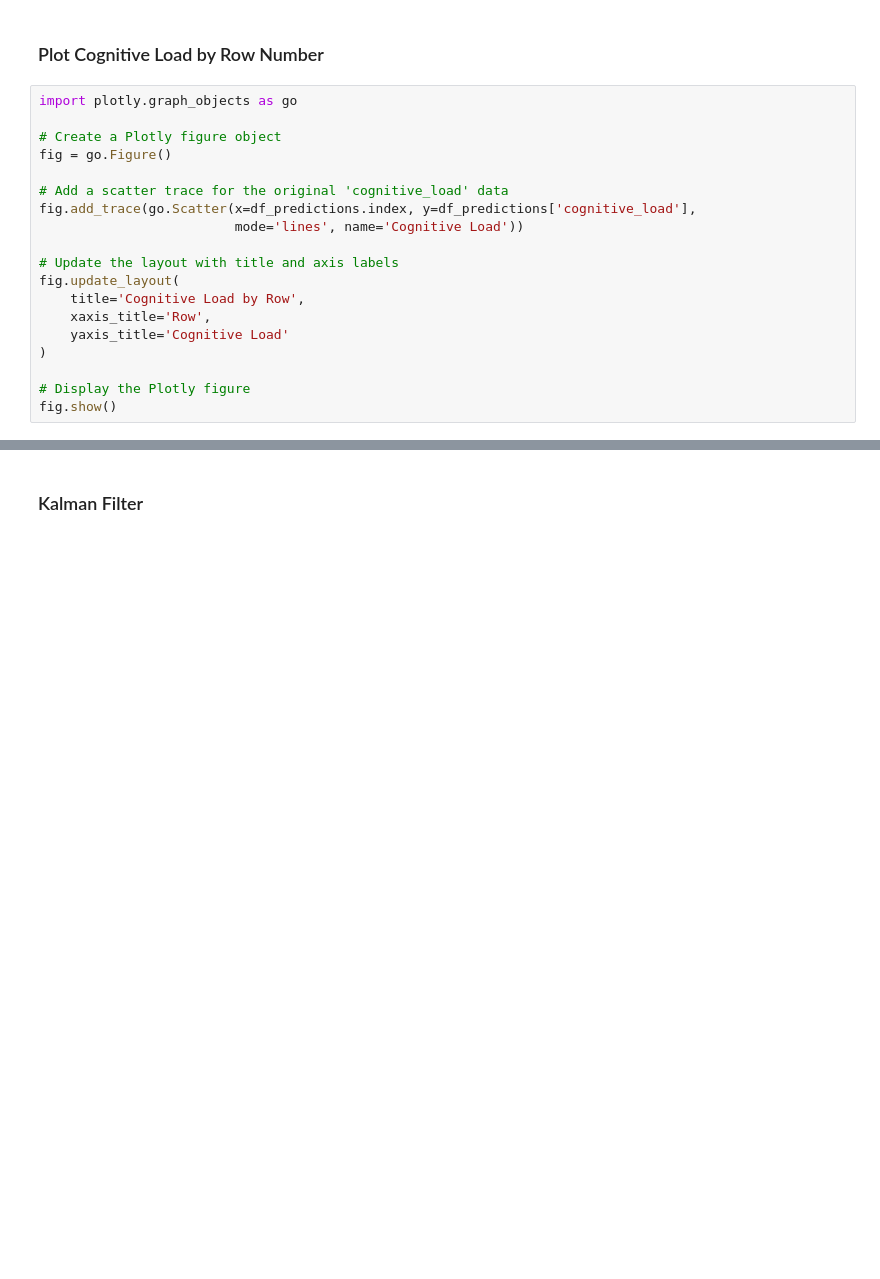
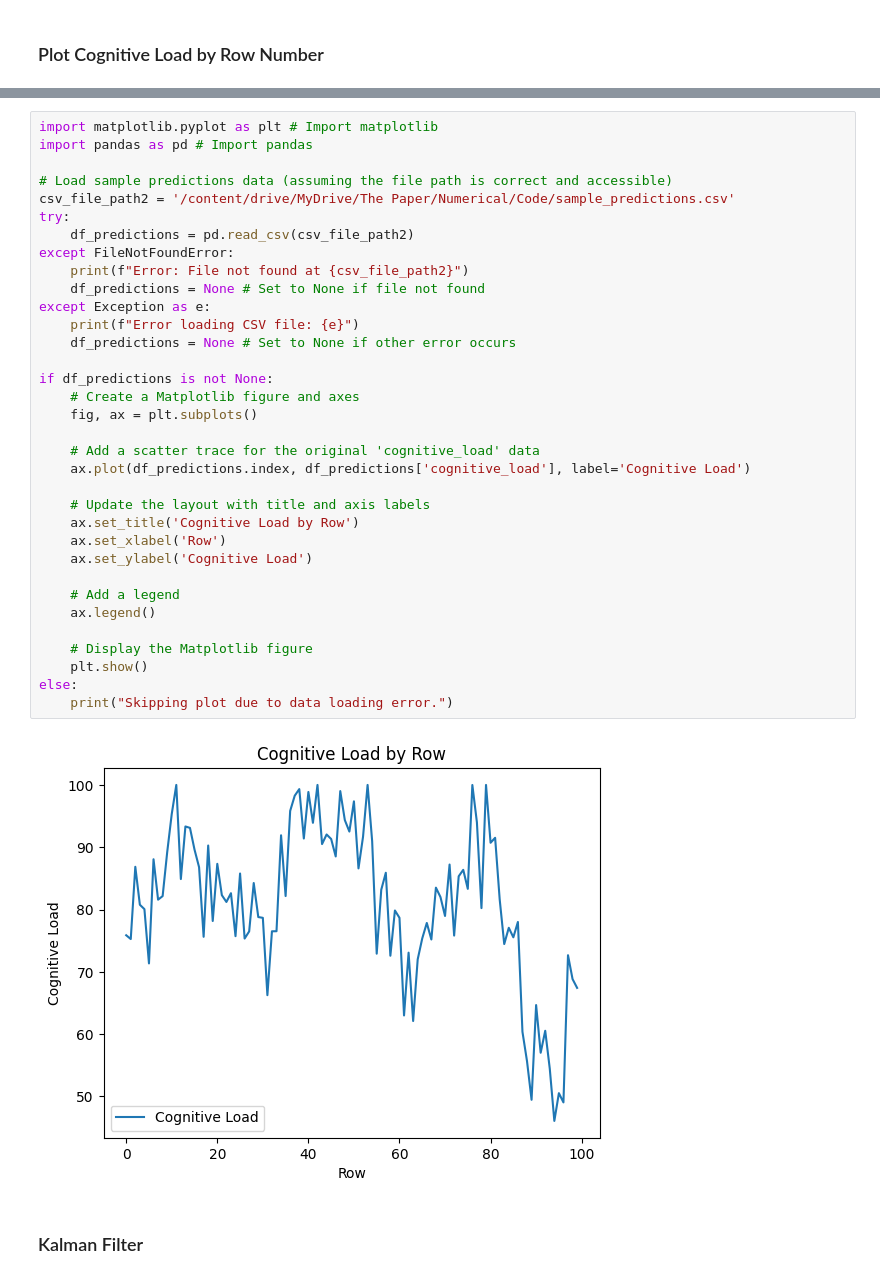
Before and after one commit to nojramu/ALS_Thesis, a Jupyter notebook: ALS.ipynb, the cells around one changed output, grey strips where cells are left out. Saved outputs shown, nothing was run; the diff lists cells and outputs as text; blank space fills up the shorter version.

```diff
--- a/ALS.ipynb
+++ b/ALS.ipynb
@@ -425,22 +425,3 @@ dtypes: float64(1), int64(1)
 memory usage: 1.7 KB
 # %% [markdown]
 ### Plot Cognitive Load by Row Number
-# %%
-import plotly.graph_objects as go
-
-# Create a Plotly figure object
-fig = go.Figure()
-
-# Add a scatter trace for the original 'cognitive_load' data
-fig.add_trace(go.Scatter(x=df_predictions.index, y=df_predictions['cognitive_load'],
-                         mode='lines', name='Cognitive Load'))
-
-# Update the layout with title and axis labels
-fig.update_layout(
-    title='Cognitive Load by Row',
-    xaxis_title='Row',
-    yaxis_title='Cognitive Load'
-)
-
-# Display the Plotly figure
-fig.show()
@@ -449,3 +428,39 @@ fig.show()
+# %%
+import matplotlib.pyplot as plt # Import matplotlib
+import pandas as pd # Import pandas
+
+# Load sample predictions data (assuming the file path is correct and accessible)
+csv_file_path2 = '/content/drive/MyDrive/The Paper/Numerical/Code/sample_predictions.csv'
+try:
+    df_predictions = pd.read_csv(csv_file_path2)
+except FileNotFoundError:
+    print(f"Error: File not found at {csv_file_path2}")
+    df_predictions = None # Set to None if file not found
+except Exception as e:
+    print(f"Error loading CSV file: {e}")
+    df_predictions = None # Set to None if other error occurs
+
+if df_predictions is not None:
+    # Create a Matplotlib figure and axes
+    fig, ax = plt.subplots()
+
+    # Add a scatter trace for the original 'cognitive_load' data
+    ax.plot(df_predictions.index, df_predictions['cognitive_load'], label='Cognitive Load')
+
+    # Update the layout with title and axis labels
+    ax.set_title('Cognitive Load by Row')
+    ax.set_xlabel('Row')
+    ax.set_ylabel('Cognitive Load')
+
+    # Add a legend
+    ax.legend()
+
+    # Display the Matplotlib figure
+    plt.show()
+else:
+    print("Skipping plot due to data loading error.")
+# %% [output]
+[figure, added]
 # %% [markdown]
 ### Kalman Filter
 # %%
```
Also changed, not shown: parts of 11 cells of this notebook.
